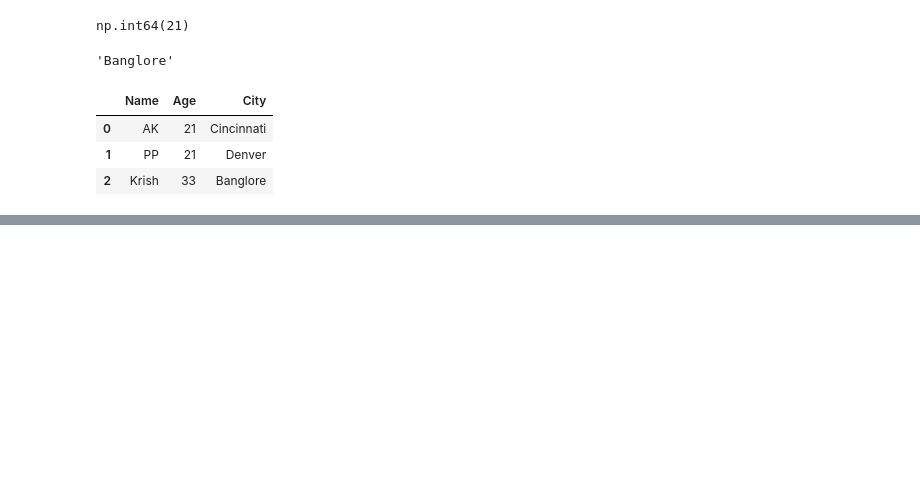
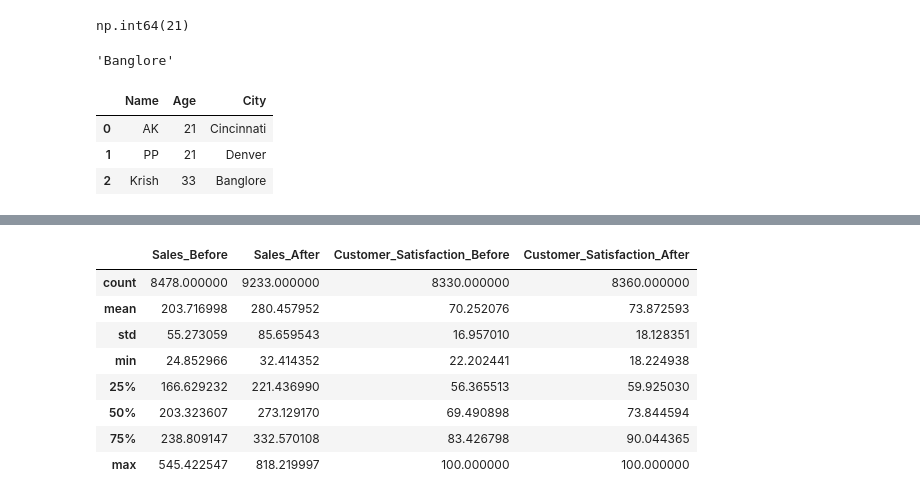
Before and after one commit to ak-pydev/python_practice, a Jupyter notebook: data_analysis.ipynb, the cells around one changed output, grey strips where cells are left out. Cells and saved outputs as stored; diff of their text form; code cells hidden in the pictures; blank space fills up the shorter version.

```diff
--- a/data_analysis.ipynb
+++ b/data_analysis.ipynb
@@ -278,0 +308,12 @@ read_csv_data.head(10)
+# %%
+df.describe()
+# %% [output]
+|  | Sales_Before | Sales_After | Customer_Satisfaction_Before | Customer_Satisfaction_After |
+| count | 8478.000000 | 9233.000000 | 8330.000000 | 8360.000000 |
+| mean | 203.716998 | 280.457952 | 70.252076 | 73.872593 |
+| std | 55.273059 | 85.659543 | 16.957010 | 18.128351 |
+| min | 24.852966 | 32.414352 | 22.202441 | 18.224938 |
+| 25% | 166.629232 | 221.436990 | 56.365513 | 59.925030 |
+| 50% | 203.323607 | 273.129170 | 69.490898 | 73.844594 |
+| 75% | 238.809147 | 332.570108 | 83.426798 | 90.044365 |
+| max | 545.422547 | 818.219997 | 100.000000 | 100.000000 |
```
Also changed, not shown: parts of 31 cells of this notebook, 6 other files.
